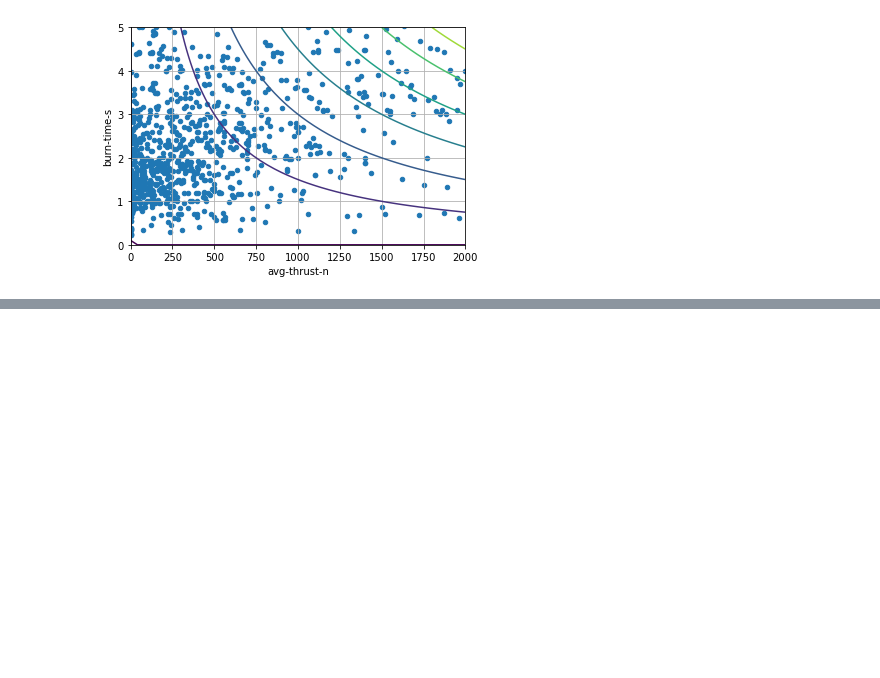
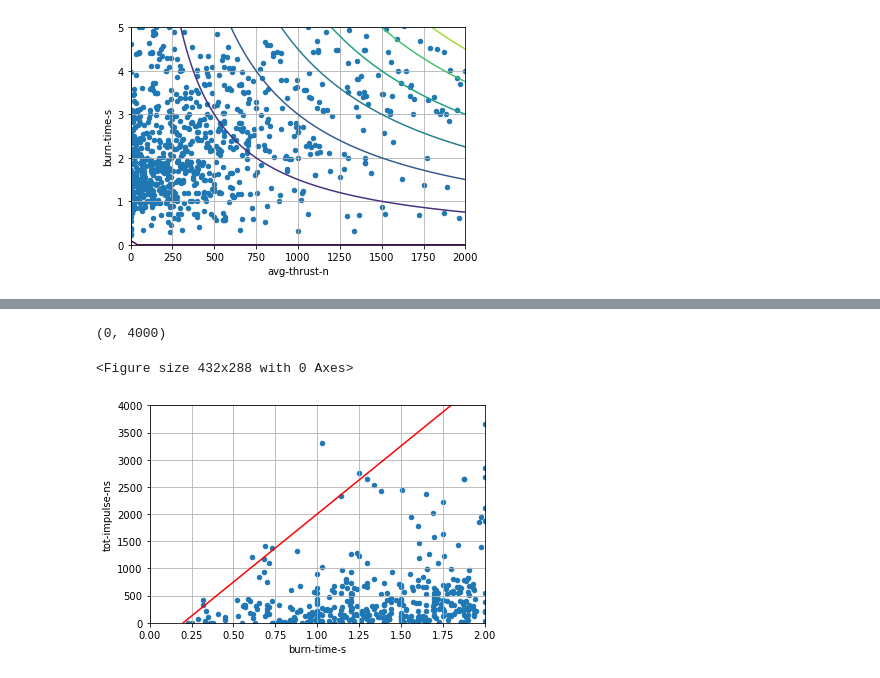
Before and after one commit to icl-rocketry/optimalSizing, a Jupyter notebook: collectThrustCurves.ipynb, the cells around one changed output, grey strips where cells are left out. Cells and saved outputs as stored; diff of their text form; code cells hidden in the pictures; blank space fills up the shorter version.

```diff
--- a/collectThrustCurves.ipynb
+++ b/collectThrustCurves.ipynb
@@ -275,0 +285,17 @@ plt.grid()
+# %%
+plots = ['tot-impulse-ns','burn-time-s']
+
+cleaned = summary[plots].dropna()
+plt.figure()
+
+cleaned.plot.scatter(x=1,y=0)
+bt = np.linspace(0,2)
+plt.plot(bt,2500*(bt-0.2),'r')
+
+plt.grid()
+plt.xlim([0,2])
+plt.ylim([0,4000])
+# %% [output]
+(0, 4000)
+<Figure size 432x288 with 0 Axes>
+[figure, added]
```
Also changed, not shown: parts of 21 cells of this notebook, 14 other files.
